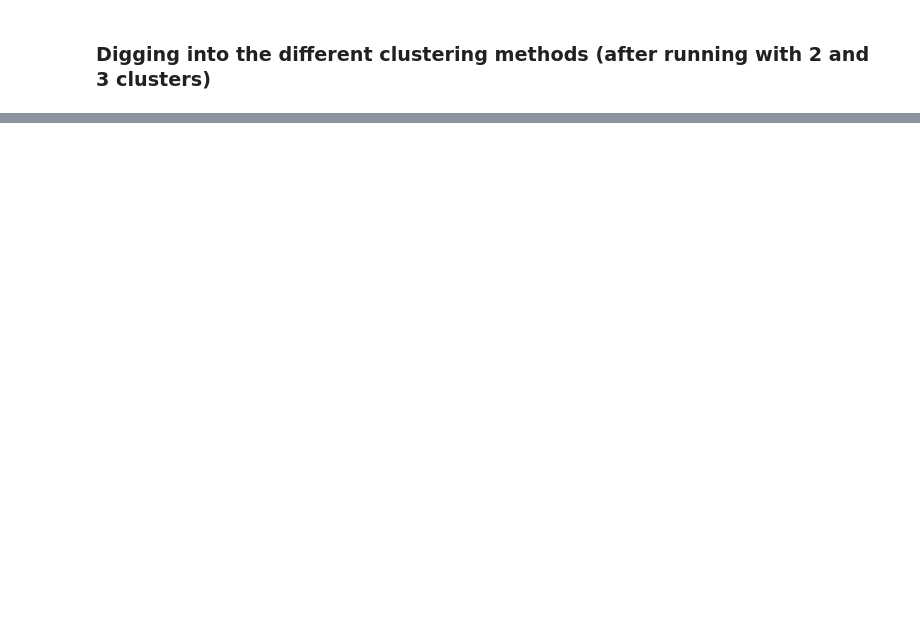
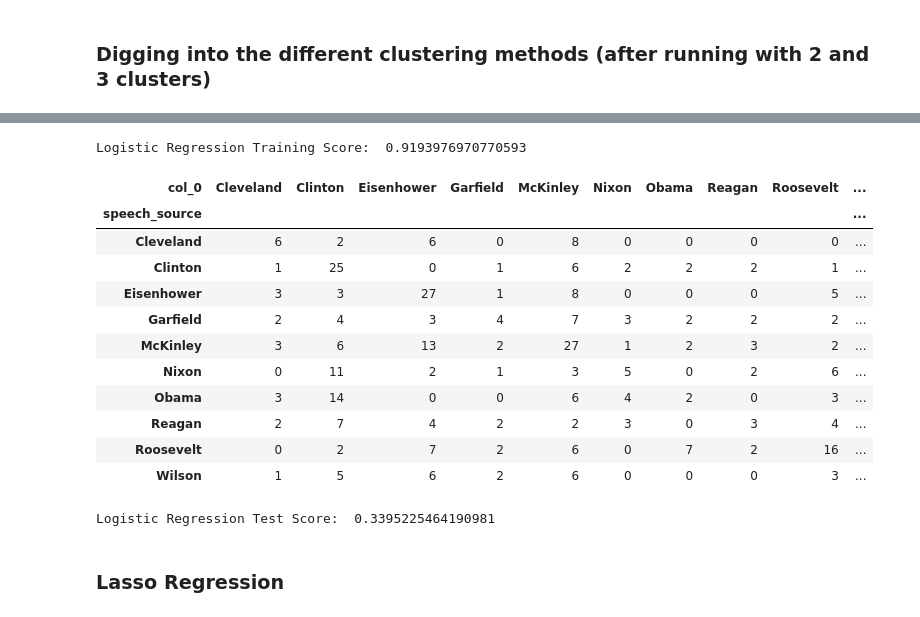
Before and after one commit to jtillis0317/Drills-and-Projects, a Jupyter notebook: Unsupervised Learning Capstone - Inaugural Speeches.ipynb, the cells around one changed output, grey strips where cells are left out. Drawn from its saved outputs; the diff is of its cells as text; code cells hidden in the pictures; blank space fills up the shorter version.

```diff
--- a/Unsupervised Learning Capstone - Inaugural Speeches.ipynb
+++ b/Unsupervised Learning Capstone - Inaugural Speeches.ipynb
@@ -593,0 +748,32 @@ Counter({'Wilson': 7,
+# %%
+from sklearn.linear_model import LogisticRegression
+
+logist = LogisticRegression(fit_intercept=False, C=1)
+logist.fit(X_train, y_train)
+
+print("Logistic Regression Training Score: ", logist.score(X_train, y_train))
+# %% [output]
+Logistic Regression Training Score:  0.9193976970770593
+# %%
+logist_pred = logist.predict(X_test)
+
+pd.crosstab(y_test, logist_pred)
+# %% [output]
+| col_0 | Cleveland | Clinton | Eisenhower | Garfield | McKinley | Nixon | Obama | Reagan | Roosevelt | ... |
+| speech_source |  |  |  |  |  |  |  |  |  | ... |
+| Cleveland | 6 | 2 | 6 | 0 | 8 | 0 | 0 | 0 | 0 | ... |
+| Clinton | 1 | 25 | 0 | 1 | 6 | 2 | 2 | 2 | 1 | ... |
+| Eisenhower | 3 | 3 | 27 | 1 | 8 | 0 | 0 | 0 | 5 | ... |
+| Garfield | 2 | 4 | 3 | 4 | 7 | 3 | 2 | 2 | 2 | ... |
+| McKinley | 3 | 6 | 13 | 2 | 27 | 1 | 2 | 3 | 2 | ... |
+| Nixon | 0 | 11 | 2 | 1 | 3 | 5 | 0 | 2 | 6 | ... |
+| Obama | 3 | 14 | 0 | 0 | 6 | 4 | 2 | 0 | 3 | ... |
+| Reagan | 2 | 7 | 4 | 2 | 2 | 3 | 0 | 3 | 4 | ... |
+| Roosevelt | 0 | 2 | 7 | 2 | 6 | 0 | 7 | 2 | 16 | ... |
+| Wilson | 1 | 5 | 6 | 2 | 6 | 0 | 0 | 0 | 3 | ... |
+# %%
+print("Logistic Regression Test Score: ", logist.score(X_test, y_test))
+# %% [output]
+Logistic Regression Test Score:  0.3395225464190981
+# %% [markdown]
+### Lasso Regression
```
Also changed, not shown: parts of 59 cells of this notebook.
